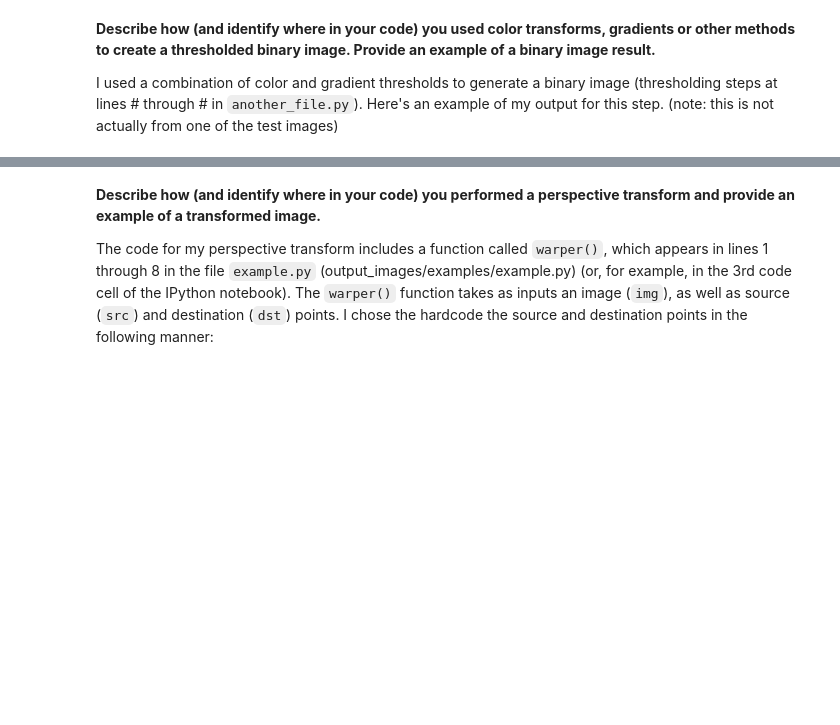
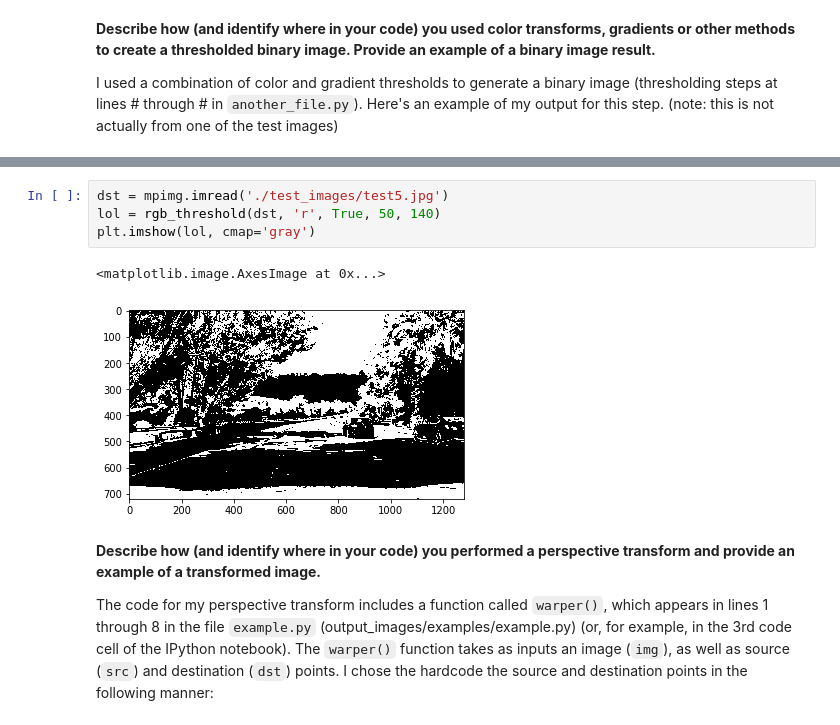
Before and after one commit to hairizuanbinnoorazman/CarND-Advanced-Lane-Lines, a Jupyter notebook: Advanced Lane Finding.ipynb, the cells around one changed output, grey strips where cells are left out. Saved outputs shown, nothing was run; the diff lists cells and outputs as text; blank space fills up the shorter version.

```diff
--- a/Advanced Lane Finding.ipynb
+++ b/Advanced Lane Finding.ipynb
@@ -144,3 +202,10 @@ I used a combination of color and gradient thresholds to generate a binary image
+# %%
+dst = mpimg.imread('./test_images/test5.jpg')
+lol = rgb_threshold(dst, 'r', True, 50, 140)
+plt.imshow(lol, cmap='gray')
+# %% [output]
+<matplotlib.image.AxesImage at 0x...>
+[figure, added]
 # %% [markdown]
 **Describe how (and identify where in your code) you performed a perspective transform and provide an example of a transformed image.**
 
```
Also changed, not shown: parts of 3 cells of this notebook.
